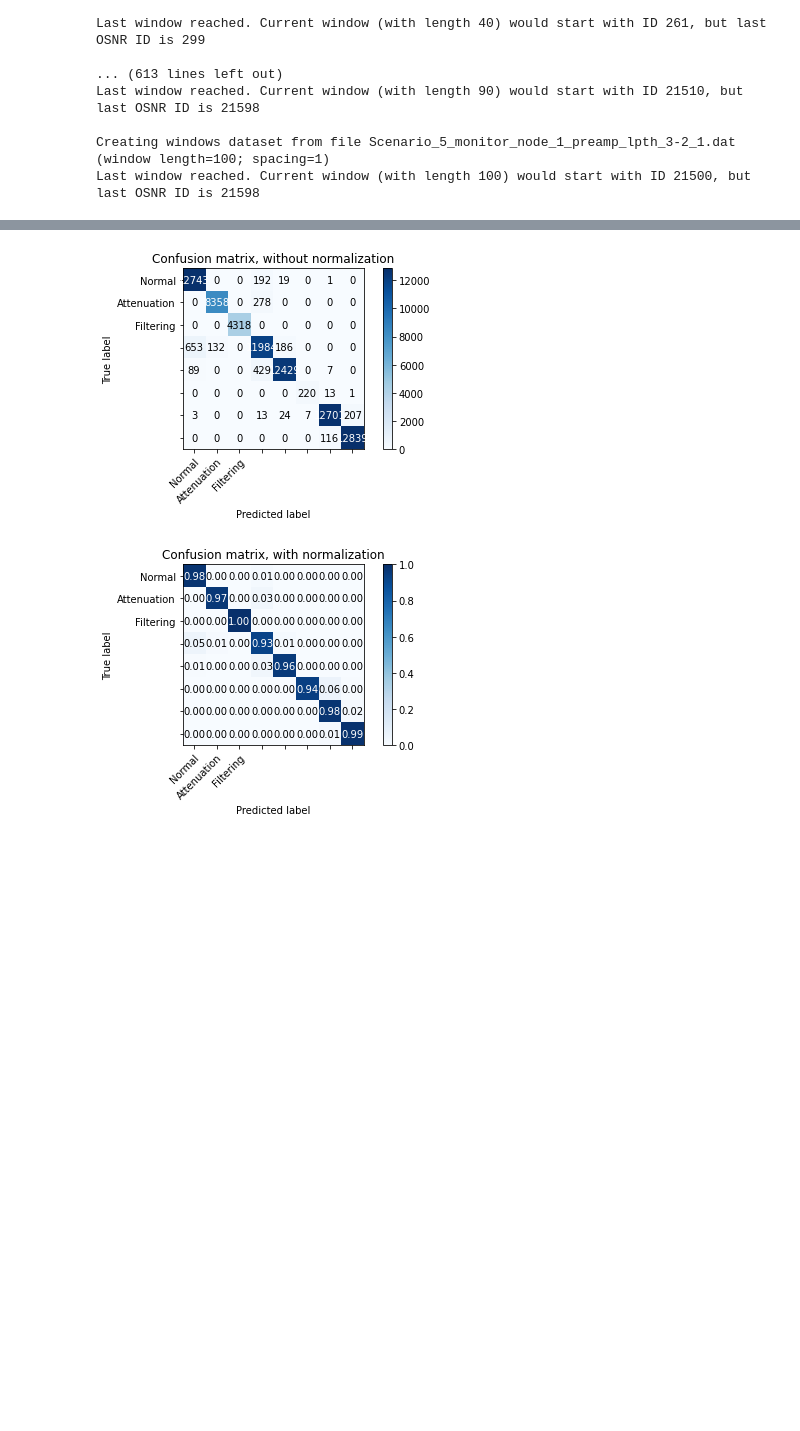
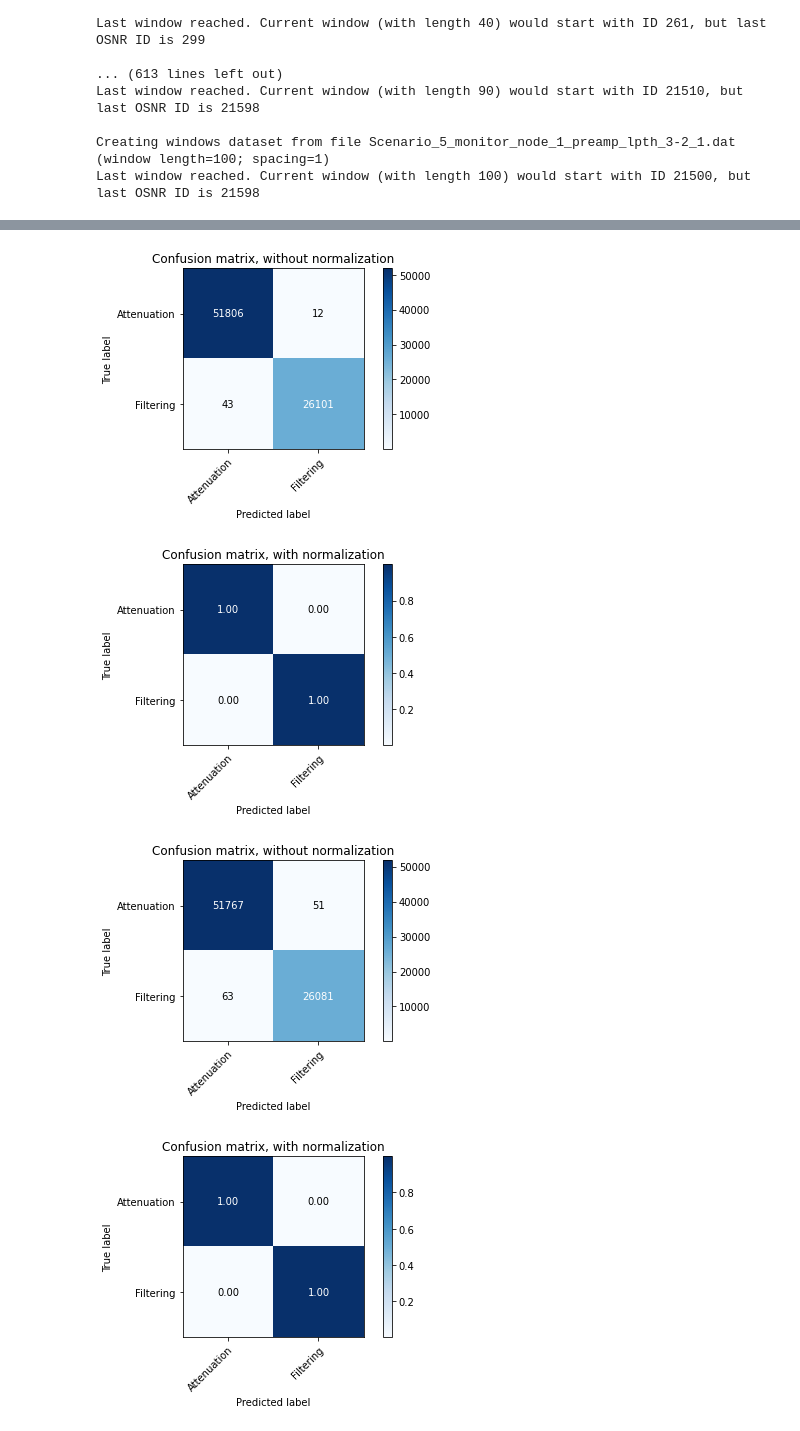
Before and after one commit to marsluca/Network-failure-cause-identification, a Jupyter notebook: Failure_cause_identification_with_different_failures_location_IPY.ipynb, the cells around one changed output, grey strips where cells are left out. Cells and saved outputs as stored; diff of their text form; code cells hidden in the pictures; blank space fills up the shorter version.

```diff
--- a/Failure_cause_identification_with_different_failures_location_IPY.ipynb
+++ b/Failure_cause_identification_with_different_failures_location_IPY.ipynb
@@ -268,7 +268,9 @@ for filename in os.listdir(folderpath):
     #F: you should continue iterating over "Features" folder looking for the desired files
     if filename.endswith('_sp' + str(spacing) + '_w' + str(length) + '.dat'):
         print(filename)
-        label = filename[9]
+        label = 0
+        if int(filename[9]) > 5:
+          label = 1
         fullname = folderpath + '/' + filename
 #------------------------------------------------------------
         X, y = load_window_dataset(X, y, fullname, label)
@@ -679,35 +696,37 @@ def performance_eval(y_true, y_pred, lab, l_names, resfile):
 # %%
 ##############################################################################################################
 ###### Task 5b) Load models trained in task 4c) into two NEW models, then perform prediction for the #########
 ######          test set retrieved in task 4c). Evaluate performance using performance_eval() ################
 ######          Hint: use load_model for XGB and pickle.load for DNN (GIVEN IN THE CODE BELOW) ###############
 ##############################################################################################################
 restestfileXGB = res_folder + '/XGB_sp_' + str(spacing) + 'w_' + str(length) + '_test_results.txt'
-#restestfileDNN = res_folder + '/DNN_sp_' + str(spacing) + 'w_' + str(length) + '_test_results.txt'
+restestfileDNN = res_folder + '/DNN_sp_' + str(spacing) + 'w_' + str(length) + '_test_results.txt'
 
 # load the model from disk
 loaded_xgb = XGBClassifier()
 loaded_xgb.load_model(xgbmodelfile)
 
 # load the model from disk
-#loaded_dnn = pickle.load(open(dnnmodelfile, 'rb'))
+loaded_dnn = pickle.load(open(dnnmodelfile, 'rb'))
 
-lbl = [0, 1, 2]
-label_names=['Normal', 'Attenuation', 'Filtering']
+lbl = [0, 1]
+label_names=['Attenuation', 'Filtering']
 ############# ADD YOUR CODE BELOW #############
 
 # Added to fix: 'XGBClassifier' object has no attribute '_le'
 loaded_xgb._le = LabelEncoder().fit(y_test)
 
 y_pred_XGB = loaded_xgb.predict(X_test)
-#y_pred_DNN = loaded_dnn.predict(X_test)
+y_pred_DNN = loaded_dnn.predict(X_test)
 
 XGB_metrics = performance_eval(y_test, y_pred_XGB, lbl, label_names, restestfileXGB)
-#DNN_metrics = performance_eval(y_test, y_pred_DNN, lbl, label_names, restestfileDNN)
+DNN_metrics = performance_eval(y_test, y_pred_DNN, lbl, label_names, restestfileDNN)
 
 print('XGB metrics: ' +str(XGB_metrics))
 print('****************')
-#print('DNN metrics: ' +str(DNN_metrics))
+print('DNN metrics: ' +str(DNN_metrics))
 # %% [output]
-[figure, old version]
+[figure, new version]
-[figure, old version]
+[figure, new version]
+[figure, added]
+[figure, added]
```
Also changed, not shown: parts of 7 cells of this notebook.
